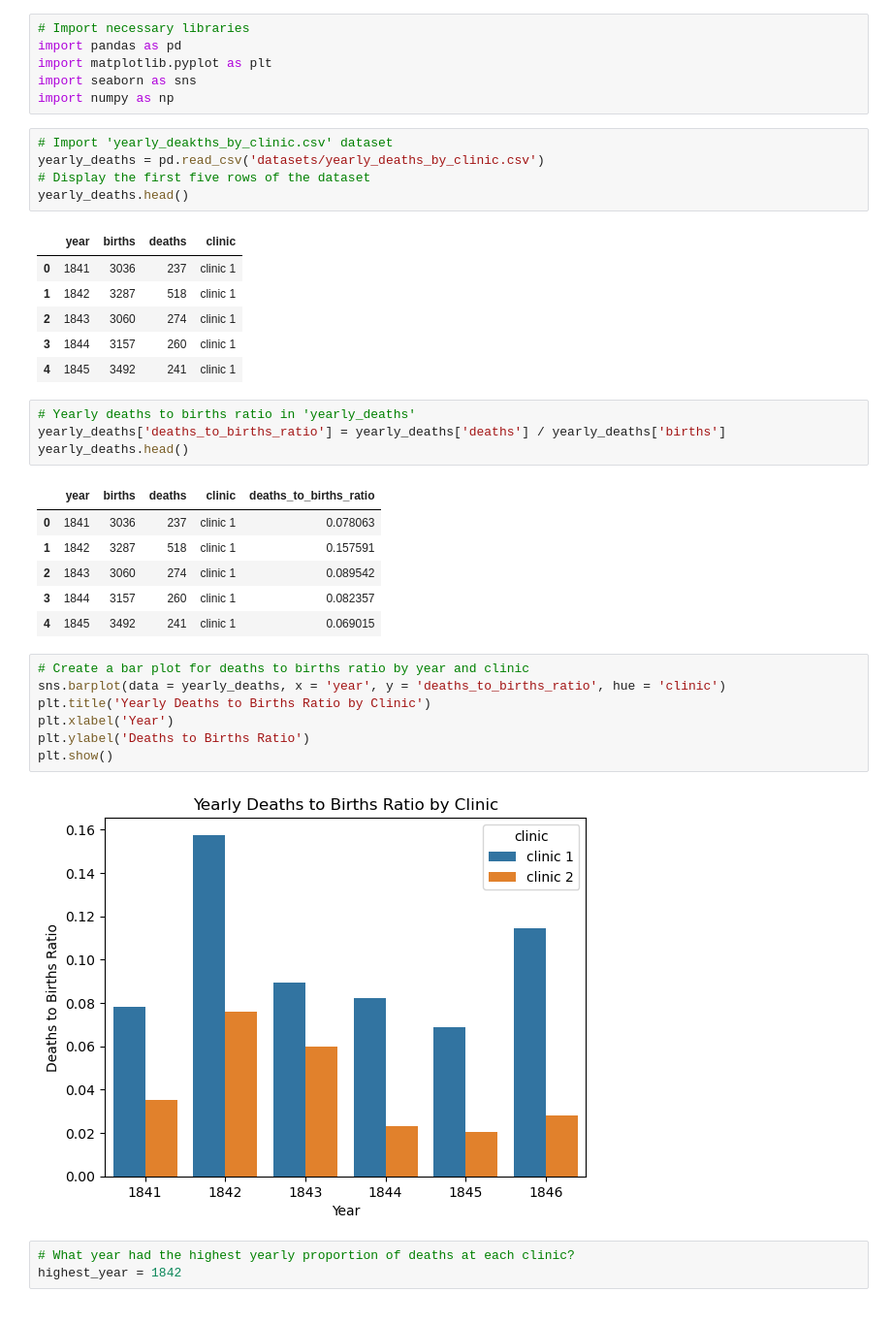
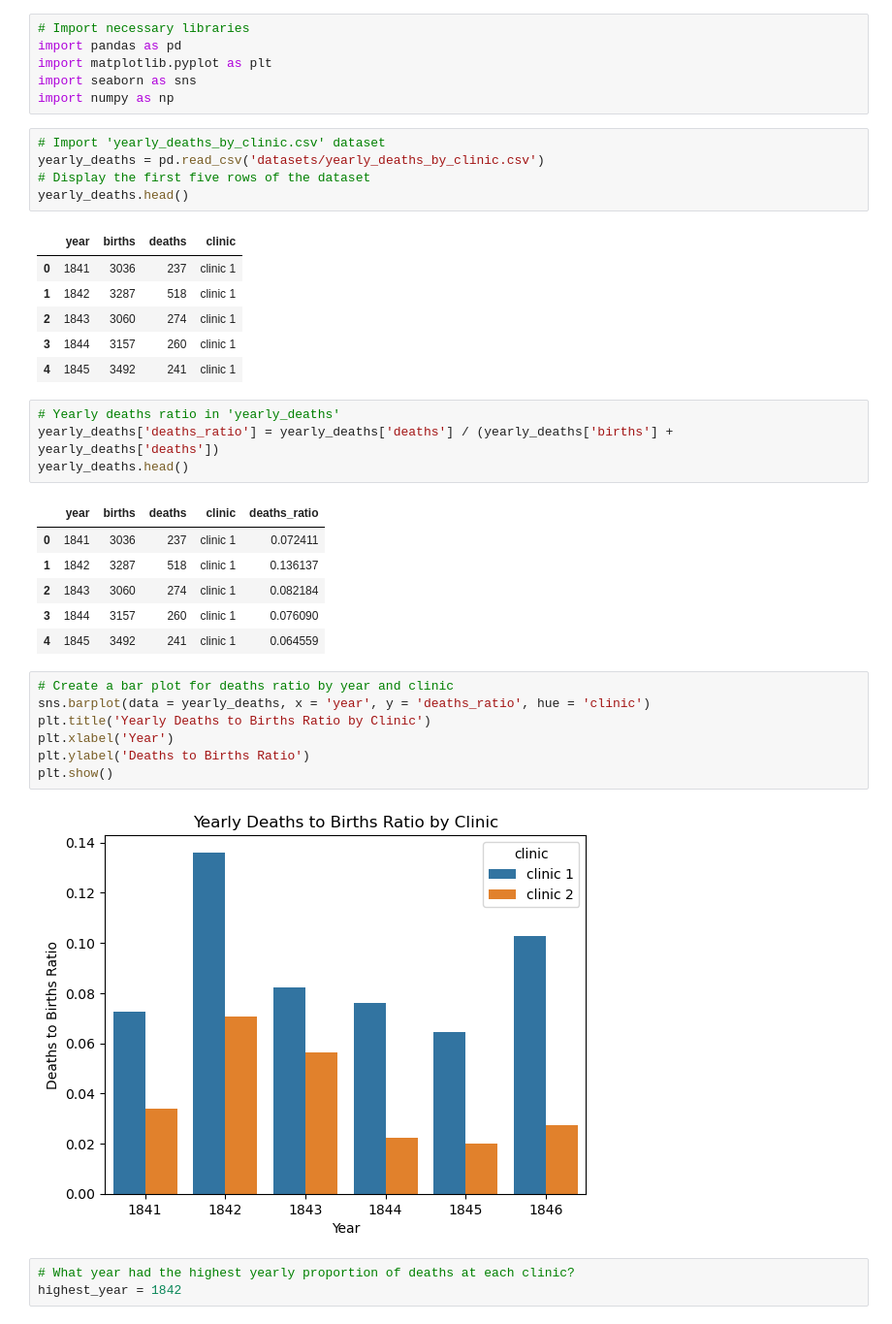
Before and after one commit to uyenhoang99/Real-World-Projects, a Jupyter notebook: Python/dr_semmelweis_and_the_importance_of_handwashing.ipynb, the cells around one changed output. Shown at 97% size. Drawn from its saved outputs; the diff is of its cells as text.

```diff
--- a/Python/dr_semmelweis_and_the_importance_of_handwashing.ipynb
+++ b/Python/dr_semmelweis_and_the_importance_of_handwashing.ipynb
@@ -7,7 +7,7 @@ import matplotlib.pyplot as plt
 import seaborn as sns
 import numpy as np
 # %%
-# Import 'yearly_deakths_by_clinic.csv' dataset
+# Import 'yearly_deaths_by_clinic.csv' dataset
 yearly_deaths = pd.read_csv('datasets/yearly_deaths_by_clinic.csv')
 # Display the first five rows of the dataset
 yearly_deaths.head()
@@ -19,25 +19,25 @@ yearly_deaths.head()
 | 3 | 1844 | 3157 | 260 | clinic 1 |
 | 4 | 1845 | 3492 | 241 | clinic 1 |
 # %%
-# Yearly deaths to births ratio in 'yearly_deaths'
-yearly_deaths['deaths_to_births_ratio'] = yearly_deaths['deaths'] / yearly_deaths['births']
+# Yearly deaths ratio in 'yearly_deaths'
+yearly_deaths['deaths_ratio'] = yearly_deaths['deaths'] / (yearly_deaths['births'] + yearly_deaths['deaths'])
 yearly_deaths.head()
 # %% [output]
-|  | year | births | deaths | clinic | deaths_to_births_ratio |
-| 0 | 1841 | 3036 | 237 | clinic 1 | 0.078063 |
-| 1 | 1842 | 3287 | 518 | clinic 1 | 0.157591 |
-| 2 | 1843 | 3060 | 274 | clinic 1 | 0.089542 |
-| 3 | 1844 | 3157 | 260 | clinic 1 | 0.082357 |
-| 4 | 1845 | 3492 | 241 | clinic 1 | 0.069015 |
+|  | year | births | deaths | clinic | deaths_ratio |
+| 0 | 1841 | 3036 | 237 | clinic 1 | 0.072411 |
+| 1 | 1842 | 3287 | 518 | clinic 1 | 0.136137 |
+| 2 | 1843 | 3060 | 274 | clinic 1 | 0.082184 |
+| 3 | 1844 | 3157 | 260 | clinic 1 | 0.076090 |
+| 4 | 1845 | 3492 | 241 | clinic 1 | 0.064559 |
 # %%
-# Create a bar plot for deaths to births ratio by year and clinic
-sns.barplot(data = yearly_deaths, x = 'year', y = 'deaths_to_births_ratio', hue = 'clinic')
+# Create a bar plot for deaths ratio by year and clinic
+sns.barplot(data = yearly_deaths, x = 'year', y = 'deaths_ratio', hue = 'clinic')
 plt.title('Yearly Deaths to Births Ratio by Clinic')
 plt.xlabel('Year')
 plt.ylabel('Deaths to Births Ratio')
 plt.show()
 # %% [output]
-[figure, old version]
+[figure, new version]
 # %%
 # What year had the highest yearly proportion of deaths at each clinic?
 highest_year = 1842
```
Also changed, not shown: parts of 3 cells of this notebook, 1 other file.
